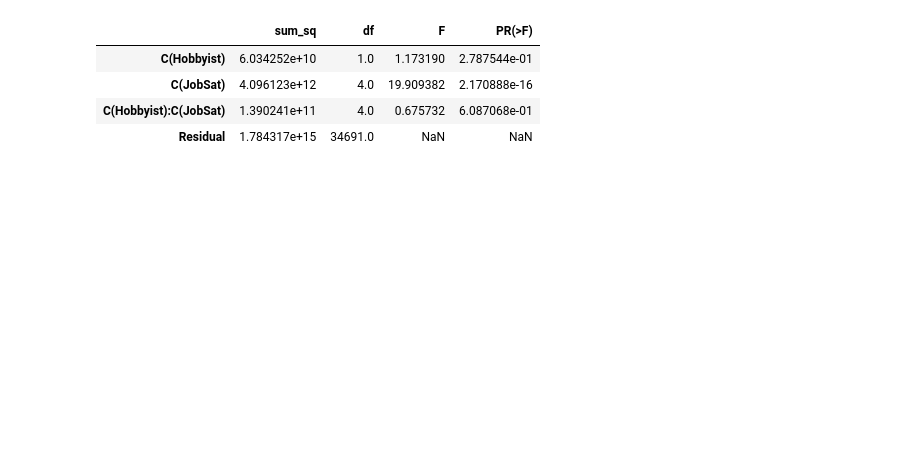
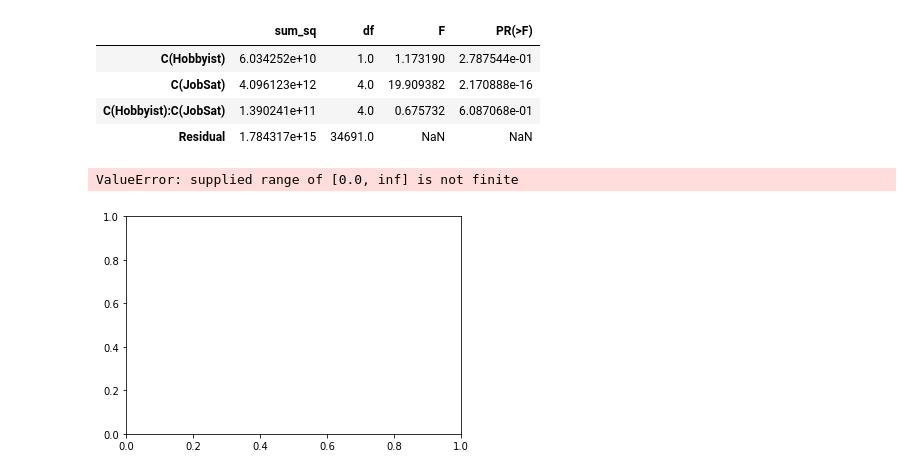
Before and after one commit to NoshinTahsin/SoftwareMetrics8th, a Jupyter notebook: anova-without-normalization.ipynb, the cells around one changed output. Drawn from its saved outputs; the diff is of its cells as text; code cells hidden in the pictures; blank space fills up the shorter version.

```diff
--- a/anova-without-normalization.ipynb
+++ b/anova-without-normalization.ipynb
@@ -80,3 +84,15 @@ sm.stats.anova_lm(model, typ=2)
 
 #And since the p-value for the interaction effec is less than .05,
 #this tells us that there is significant interaction effect between Hobbyist and JobSat.
+# %%
+from numpy import exp
+from scipy.stats import boxcox
+# transform to be exponential
+data['ConvertedComp'] = exp(data['ConvertedComp'])
+# power transform
+data['ConvertedComp'] = boxcox(data['ConvertedComp'], 0)
+plt.hist(data['ConvertedComp'])
+plt.show()
+# %% [output]
+ValueError: supplied range of [0.0, inf] is not finite
+[figure, added]
```
Also changed, not shown: parts of 8 cells of this notebook.
